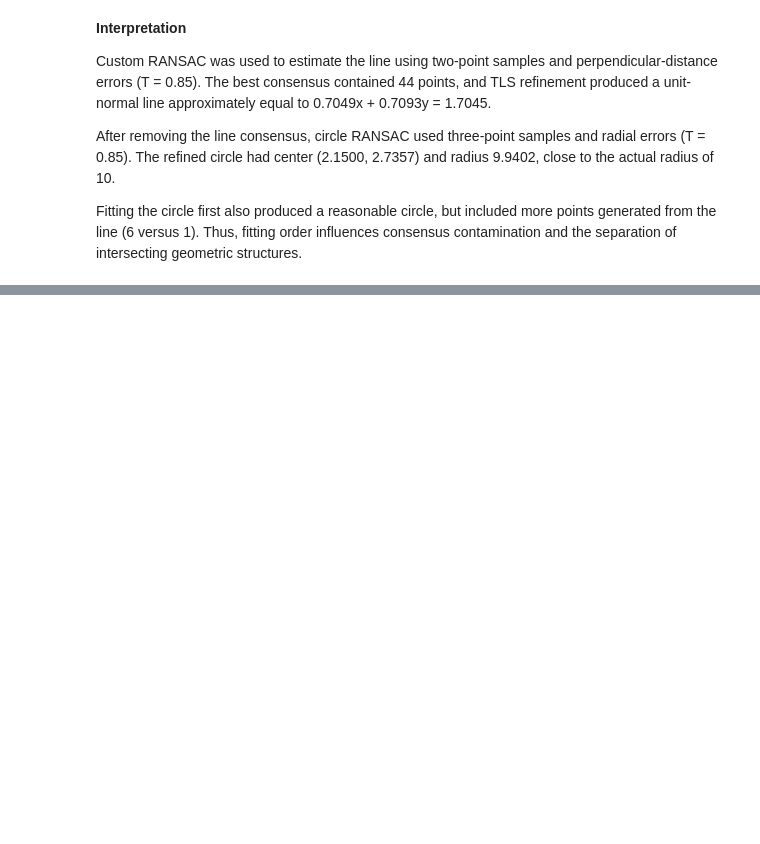
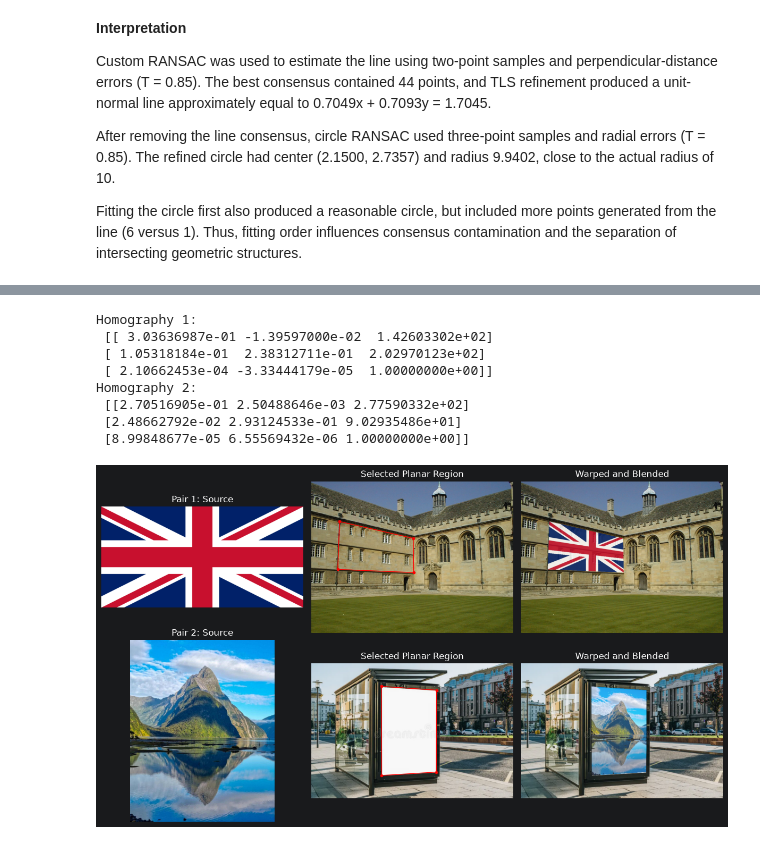
Before and after one commit to KaveeDiv23/Computer-Vision-Assignment-02, a Jupyter notebook: 230395T_a02.ipynb, the cells around one changed output, grey strips where cells are left out. Drawn from its saved outputs; the diff is of its cells as text; code cells hidden in the pictures; blank space fills up the shorter version.

```diff
--- a/230395T_a02.ipynb
+++ b/230395T_a02.ipynb
@@ -271,0 +330,9 @@ the separation of intersecting geometric structures.
+# %%
+# Replace these with your actual clicked coordinates
+quad1 = np.float32([
+    [142.6033,202.97012],[516.487,288.4618],[518.7668,461.72485],[133.48442,445.76642]
+])
+
+quad2 = np.float32([
+    [277.59033,90.29355],[495.60324,105.158066],[494.7774,429.7],[278.41614,442.912]
+])
@@ -271,0 +341,46 @@ the separation of intersecting geometric structures.
+# %%
+def overlay_image(bg,src,quad,alpha=0.85):
+    h,w = bg.shape[:2]; sh,sw = src.shape[:2]
+    dst = np.asarray(quad,dtype=np.float32)
+    corners = np.float32([[0,0],[sw-1,0],[sw-1,sh-1],[0,sh-1]])
+
+    if dst.shape != (4,2) or not cv.isContourConvex(dst.reshape(-1,1,2)):
+        raise ValueError("Select four corners of a convex quadrilateral")
+
+    H = cv.getPerspectiveTransform(corners,dst)
+    warped = cv.warpPerspective(src,H,(w,h))
+    mask = cv.warpPerspective(np.full((sh,sw),255,np.uint8),H,(w,h))/255.
+    a = (alpha*mask)[...,None]
+    result = np.clip(bg*(1-a)+warped*a,0,255).astype(np.uint8)
+    return H,result
+# %%
+H1,result1 = overlay_image(arch1,flag1,quad1)
+print("Homography 1:\n",H1)
+H2,result2 = overlay_image(arch2,flag2,quad2)
+print("Homography 2:\n",H2)
+
+fig,ax = plt.subplots(2,3,figsize=(12,7))
+
+for i,(bg,src,quad,result) in enumerate([
+    (arch1,flag1,quad1,result1),
+    (arch2,flag2,quad2,result2)
+]):
+    pts = np.vstack((quad,quad[0]))
+    ax[i,0].imshow(src); ax[i,0].set_title(f"Pair {i+1}: Source")
+    ax[i,1].imshow(bg)
+    ax[i,1].plot(pts[:,0],pts[:,1],"ro-",lw=1,ms=3)
+    ax[i,1].set_title("Selected Planar Region")
+    ax[i,2].imshow(result); ax[i,2].set_title("Warped and Blended")
+
+for a in ax.flat: a.axis("off")
+plt.tight_layout(); plt.show()
+# %% [output]
+Homography 1:
+ [[ 3.03636987e-01 -1.39597000e-02  1.42603302e+02]
+ [ 1.05318184e-01  2.38312711e-01  2.02970123e+02]
+ [ 2.10662453e-04 -3.33444179e-05  1.00000000e+00]]
+Homography 2:
+ [[2.70516905e-01 2.50488646e-03 2.77590332e+02]
+ [2.48662792e-02 2.93124533e-01 9.02935486e+01]
+ [8.99848677e-05 6.55569432e-06 1.00000000e+00]]
+[figure, added]
```
Also changed, not shown: parts of 13 cells of this notebook.
